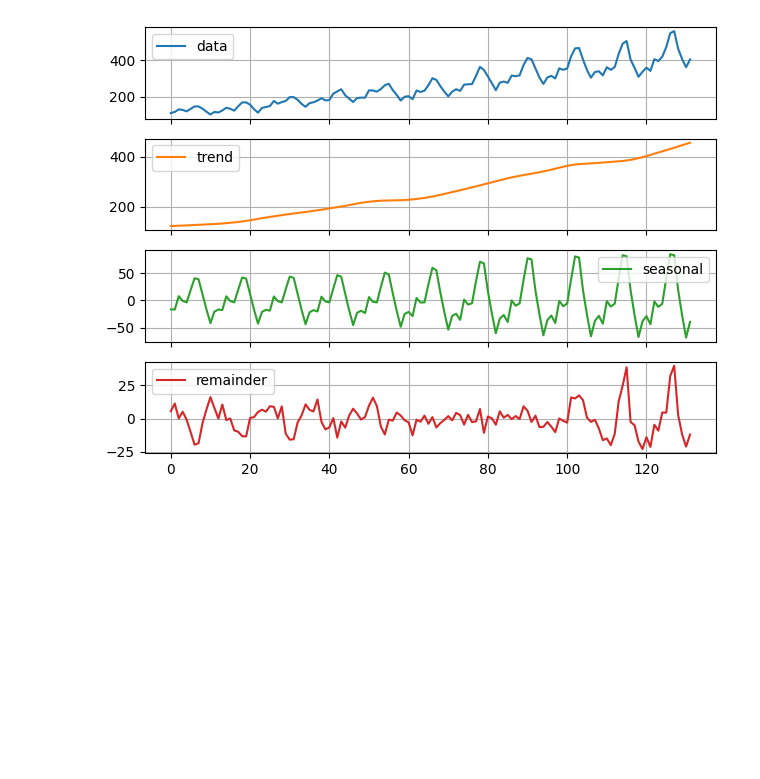
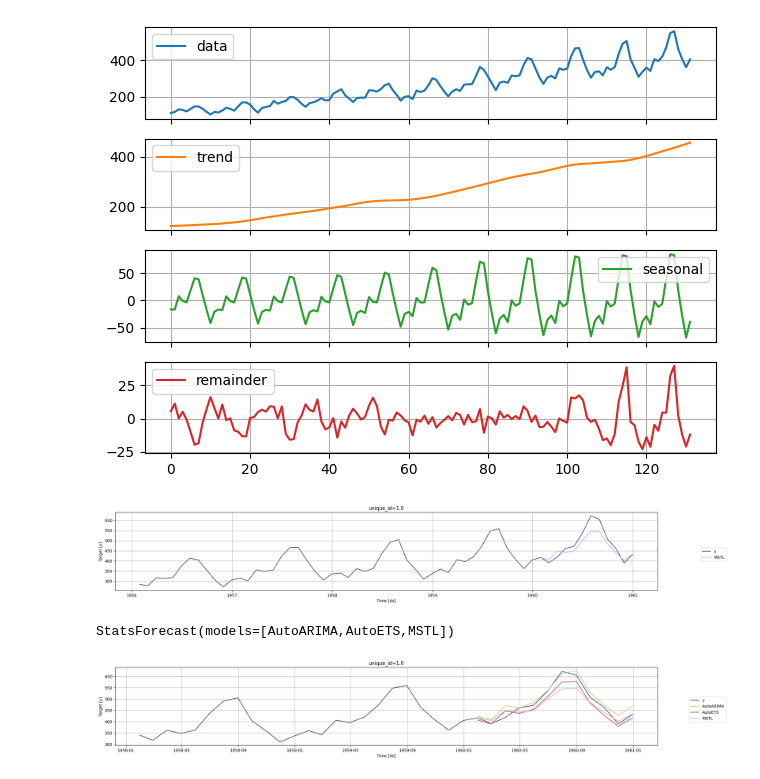
Before and after one commit to jjmossel/time-series-tutorial, a Jupyter notebook: TimeSeries01.ipynb, the cells around one changed output. Drawn from its saved outputs; the diff is of its cells as text; code cells hidden in the pictures; blank space fills up the shorter version.

Commit message:
add neural network models

```diff
--- a/TimeSeries01.ipynb
+++ b/TimeSeries01.ipynb
@@ -22,7 +55,7 @@ models_trend_seasonal = [
 
 sf_trend_seasonal = StatsForecast(
     models=models_trend_seasonal,
-    freq='M', #monthly frequency
+    freq='ME', #monthly frequency
 )
 
 sf_trend_seasonal.fit(air_train_df)
@@ -34,3 +67,21 @@ plt.tight_layout()
 plt.show()
 # %% [output]
 [figure]
+# %%
+air_pred_df = sf_trend_seasonal.predict(h=12)
+sf_trend_seasonal.plot(air_df, air_pred_df, max_insample_length=5*12)
+# %% [output]
+[figure, added]
+# %%
+sf_classical = StatsForecast(
+    models=[
+        AutoARIMA(season_length = 12),
+        AutoETS(season_length = 12, damped=True),
+        MSTL(season_length=12)
+        ],
+    freq='ME',
+)
+
+sf_classical.fit(air_train_df)
+# %% [output]
+StatsForecast(models=[AutoARIMA,AutoETS,MSTL])
@@ -36,0 +90,4 @@ plt.show()
+# %%
+sf_classical.plot(air_df, air_pred_classical_df , max_insample_length=3*12)
+# %% [output]
+[figure, added]
```
Also changed, not shown: parts of 16 cells of this notebook.
